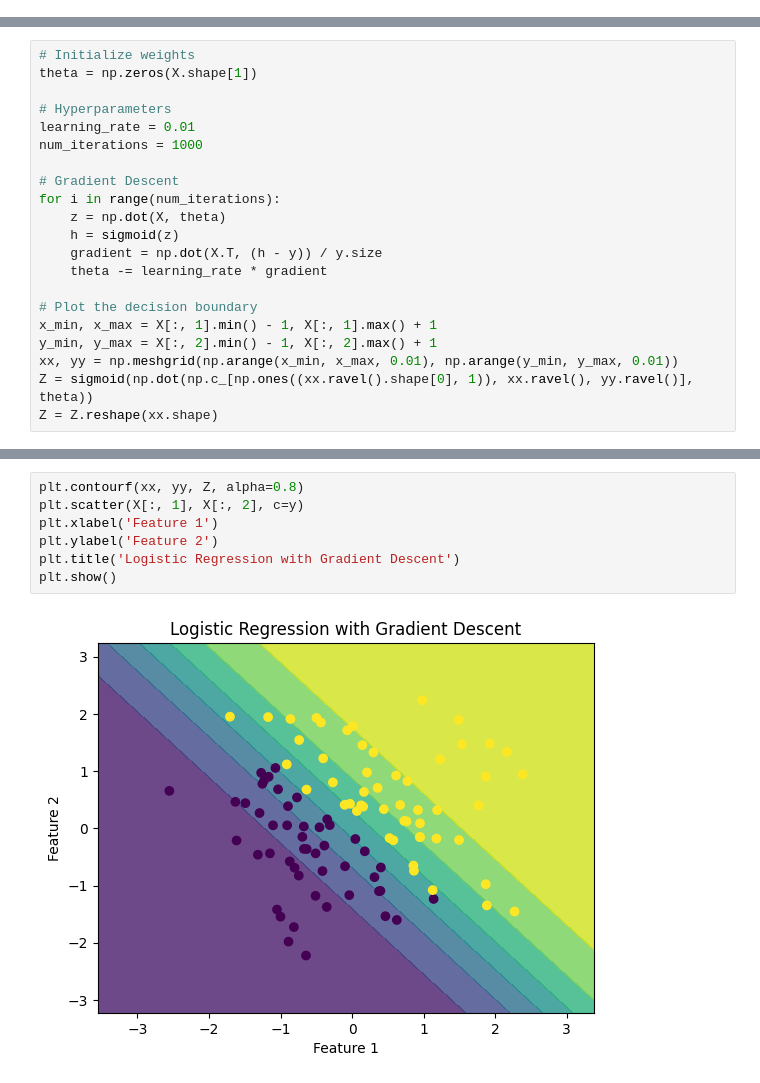
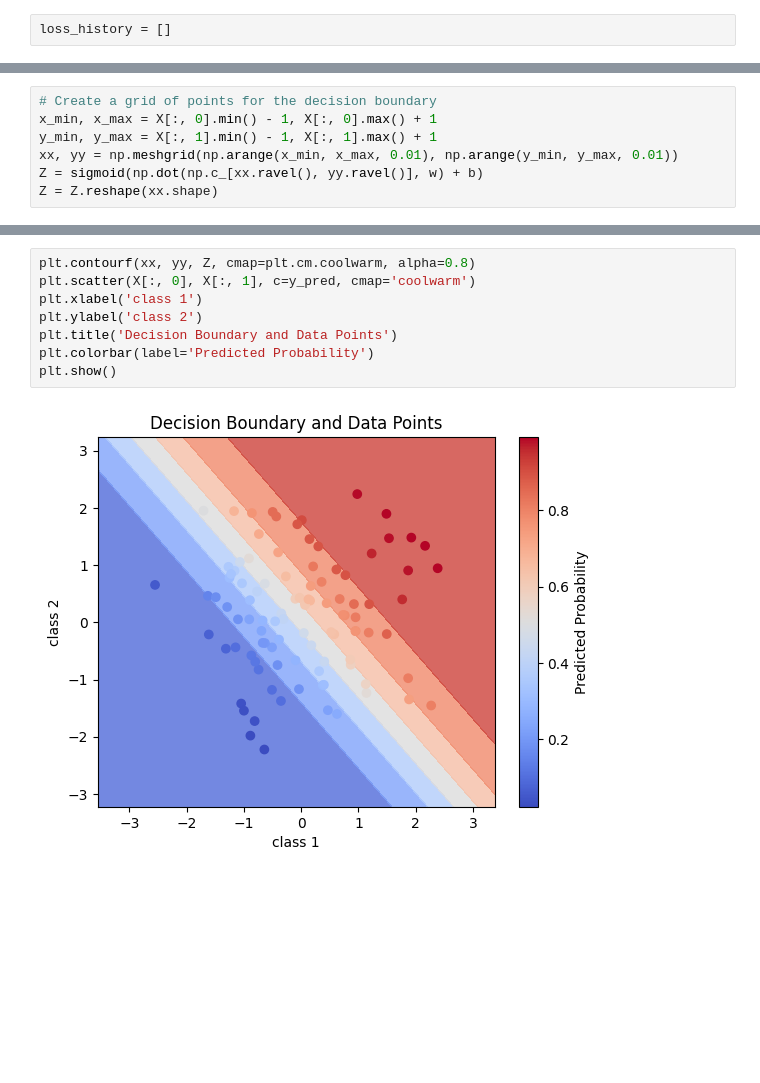
Before and after one commit to TwoTanawin/DLCV-Gradient-Descent, a Jupyter notebook: Tanawin-gradient-desent.ipynb, the cells around one changed output, grey strips where cells are left out. Drawn from its saved outputs; the diff is of its cells as text; blank space fills up the shorter version.

```diff
--- a/Tanawin-gradient-desent.ipynb
+++ b/Tanawin-gradient-desent.ipynb
@@ -14,2 +19,4 @@ X = np.hstack((np.ones((X.shape[0], 1)), X))
 def sigmoid(z):
     return 1 / (1 + np.exp(-z))
+# %%
+loss_history = []
@@ -16,21 +65,7 @@ def sigmoid(z):
 # %%
-# Initialize weights
-theta = np.zeros(X.shape[1])
-
-# Hyperparameters
-learning_rate = 0.01
-num_iterations = 1000
-
-# Gradient Descent
-for i in range(num_iterations):
-    z = np.dot(X, theta)
-    h = sigmoid(z)
-    gradient = np.dot(X.T, (h - y)) / y.size
-    theta -= learning_rate * gradient
-
-# Plot the decision boundary
-x_min, x_max = X[:, 1].min() - 1, X[:, 1].max() + 1
-y_min, y_max = X[:, 2].min() - 1, X[:, 2].max() + 1
+# Create a grid of points for the decision boundary
+x_min, x_max = X[:, 0].min() - 1, X[:, 0].max() + 1
+y_min, y_max = X[:, 1].min() - 1, X[:, 1].max() + 1
 xx, yy = np.meshgrid(np.arange(x_min, x_max, 0.01), np.arange(y_min, y_max, 0.01))
-Z = sigmoid(np.dot(np.c_[np.ones((xx.ravel().shape[0], 1)), xx.ravel(), yy.ravel()], theta))
+Z = sigmoid(np.dot(np.c_[xx.ravel(), yy.ravel()], w) + b)
 Z = Z.reshape(xx.shape)
@@ -37,9 +80,10 @@ Z = Z.reshape(xx.shape)
 # %%
-plt.contourf(xx, yy, Z, alpha=0.8)
-plt.scatter(X[:, 1], X[:, 2], c=y)
-plt.xlabel('Feature 1')
-plt.ylabel('Feature 2')
-plt.title('Logistic Regression with Gradient Descent')
+plt.contourf(xx, yy, Z, cmap=plt.cm.coolwarm, alpha=0.8)
+plt.scatter(X[:, 0], X[:, 1], c=y_pred, cmap='coolwarm')
+plt.xlabel('class 1')
+plt.ylabel('class 2')
+plt.title('Decision Boundary and Data Points')
+plt.colorbar(label='Predicted Probability')
 plt.show()
 # %% [output]
-[figure, old version]
+[figure, new version]
```
Also changed, not shown: parts of 7 cells of this notebook.
